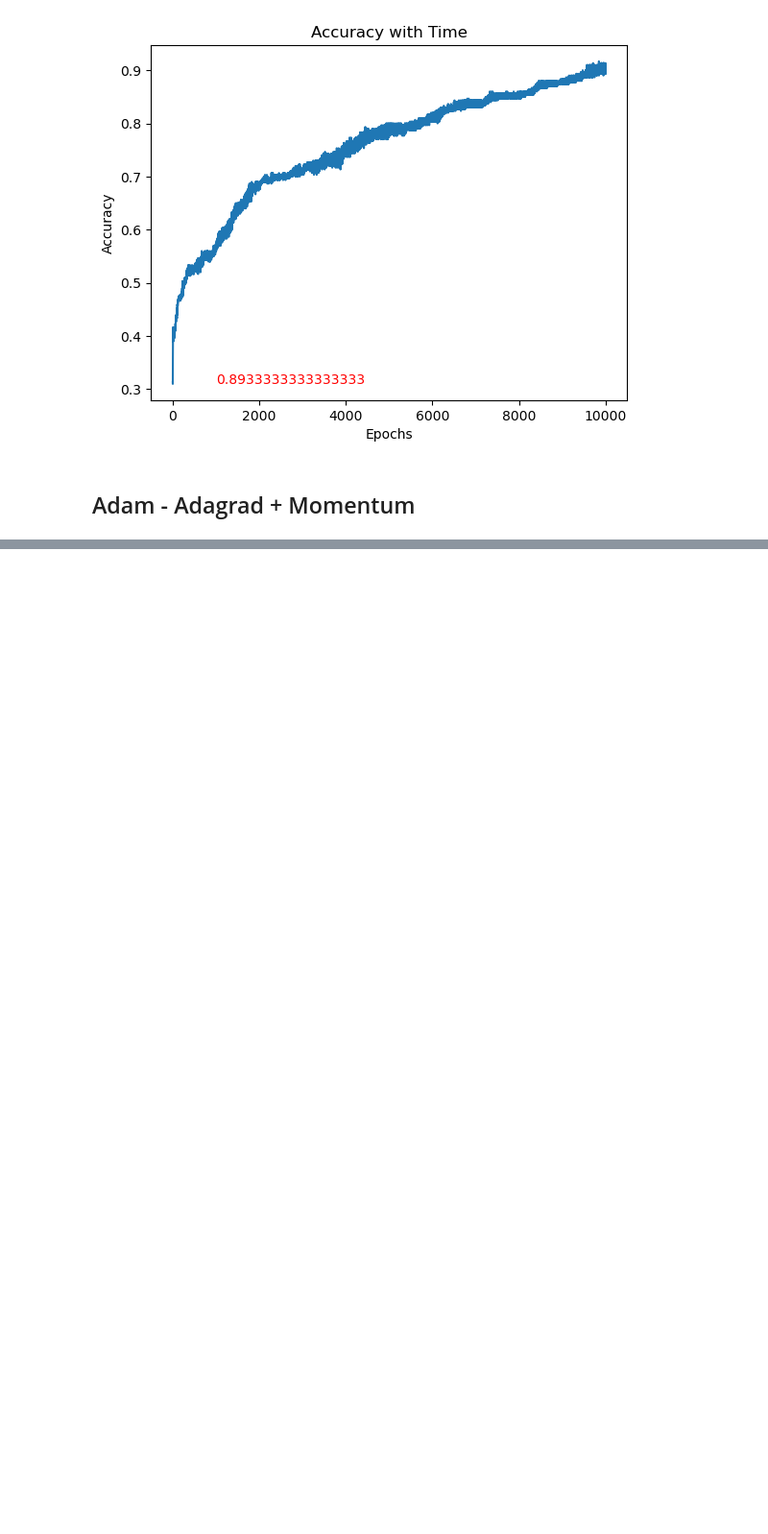
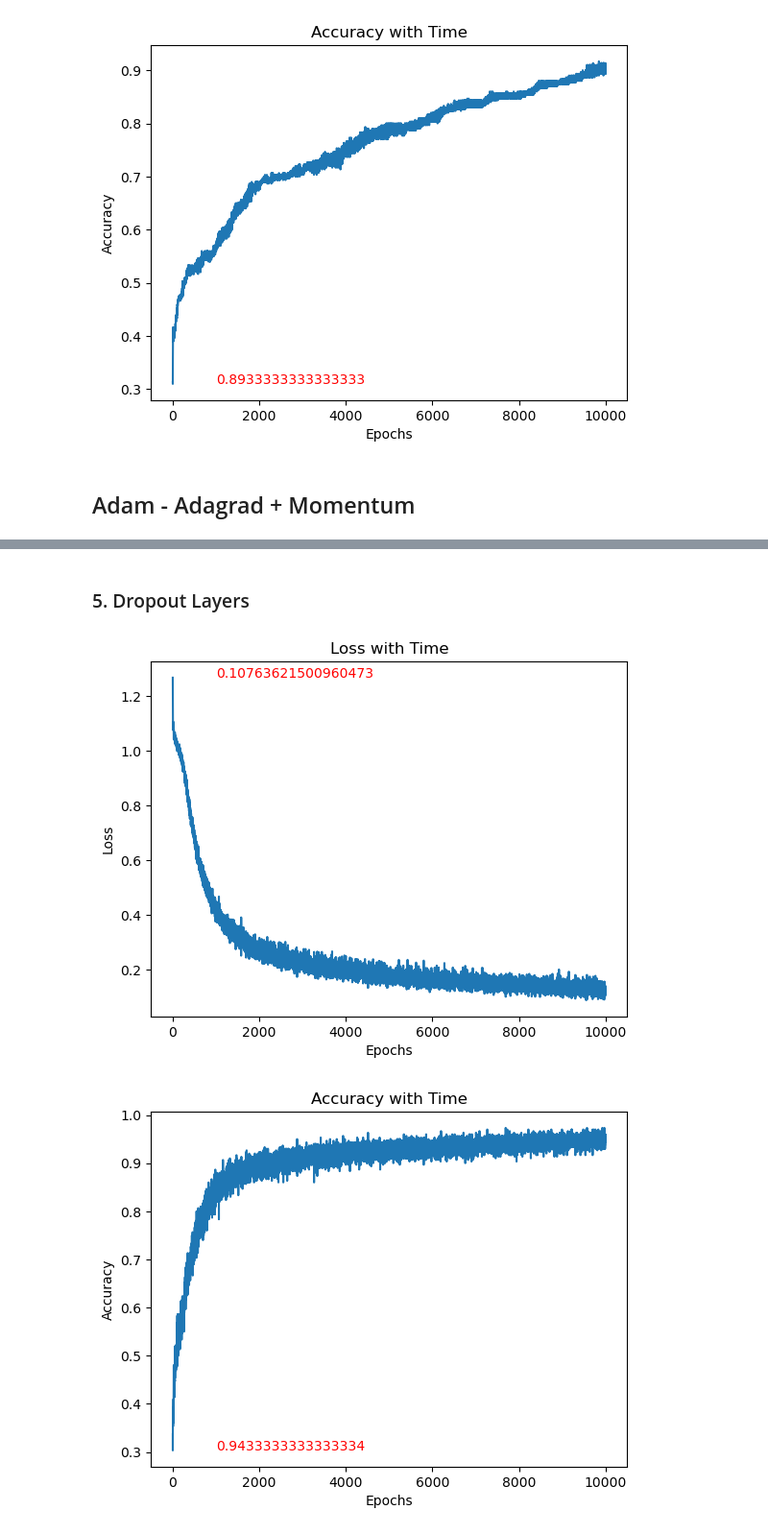
Before and after one commit to vinayak-ktp/nn-from-scratch, a Jupyter notebook: implementation/test.ipynb, the cells around one changed output, grey strips where cells are left out. Shown: that part at 96% size. Cells and saved outputs as stored; diff of their text form; code cells hidden in the pictures; blank space fills up the shorter version.

Commit message:
L1 L2 Dropout Implemented

```diff
--- a/implementation/test.ipynb
+++ b/implementation/test.ipynb
@@ -345,0 +666,68 @@ plt.show()
+# %% [markdown]
+### 5. Dropout Layers
+# %%
+ X, y = spiral_data(classes=3, samples=100)
+
+learning_rate = 0.001
+epochs = 10001
+
+dense1 = Dense(2, 64)
+activation1 = ReLU()
+dropout1 = Dropout(0.1)
+
+dense2 = Dense(64, 128)
+activation2 = ReLU()
+dropout2 = Dropout(0.1)
+
+dense3 = Dense(128, 3)
+loss_activation = CategoricalCrossEntropy()
+
+optimizer = Adam(lr=learning_rate)
+
+loss_with_time = []
+accuracy_with_time = []
+
+for epoch in range(epochs):
+    dense1.forward(X)
+    activation1.forward(dense1.output)
+    dropout1.forward(activation1.output)
+    dense2.forward(dropout1.output)
+    activation2.forward(dense2.output)
+    dropout2.forward(activation2.output)
+    dense3.forward(dropout2.output)
+    loss_activation.forward(dense3.output, y)
+
+    loss_with_time.append(loss_activation.loss_value)
+    accuracy_with_time.append(calculate_accuracy(loss_activation.output, y))
+
+    loss_activation.backward(loss_activation.output, y)
+    dense3.backward(loss_activation.dinputs)
+    dropout2.backward(dense3.dinputs)
+    activation2.backward(dropout2.dinputs)
+    dense2.backward(activation2.dinputs)
+    dropout1.backward(dense2.dinputs)
+    activation1.backward(dropout1.dinputs)
+    dense1.backward(activation1.dinputs)
+
+    optimizer.pre_update_params()
+    optimizer.update_params(dense1)
+    optimizer.update_params(dense2)
+    optimizer.update_params(dense3)
+    optimizer.post_update_params()
+
+plt.annotate(loss_with_time[-1], xy=(1000, max(loss_with_time)), color='red')
+plt.plot(range(epochs), loss_with_time)
+plt.title('Loss with Time')
+plt.xlabel('Epochs')
+plt.ylabel('Loss')
+plt.show()
+
+plt.annotate(accuracy_with_time[-1], xy=(1000, min(accuracy_with_time)), color='red')
+plt.plot(range(epochs), accuracy_with_time)
+plt.title('Accuracy with Time')
+plt.xlabel('Epochs')
+plt.ylabel('Accuracy')
+plt.show()
+# %% [output]
+[figure, added]
+[figure, added]
```
Also changed, not shown: parts of 20 cells of this notebook, 4 other files.
